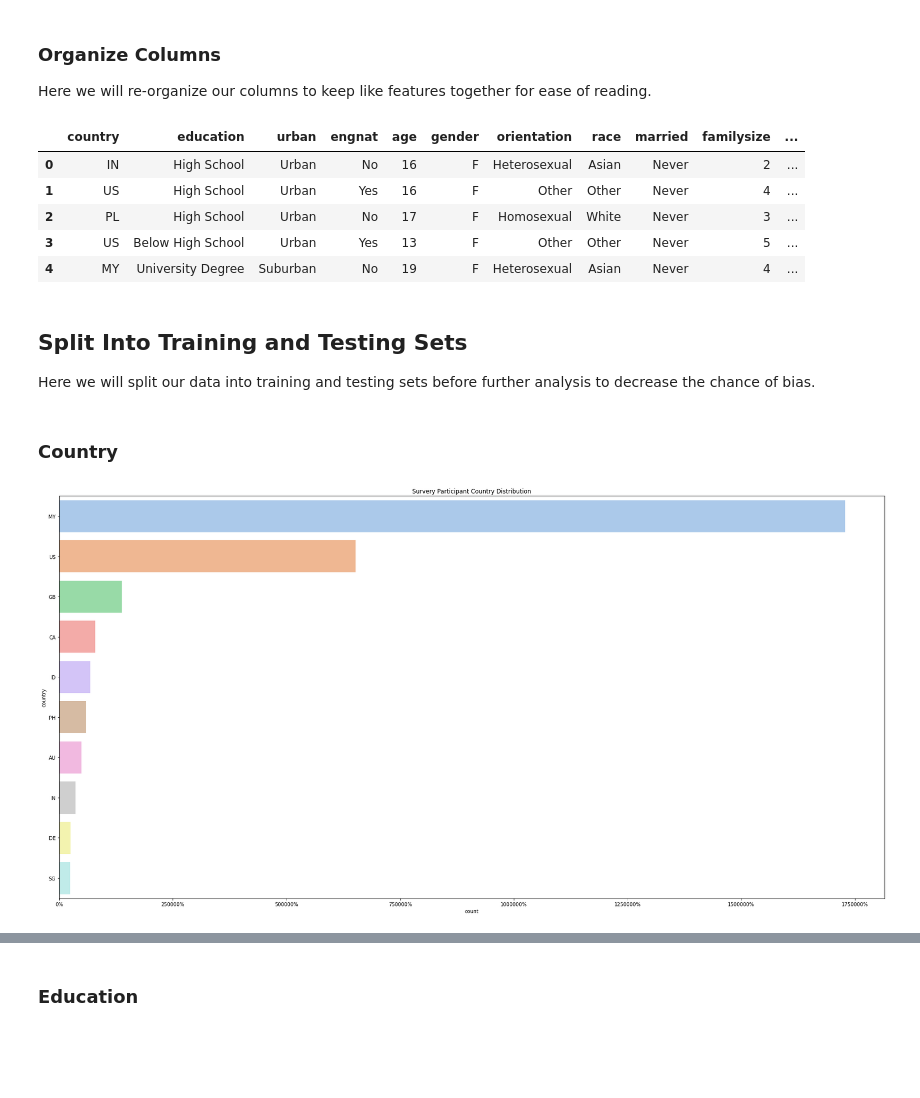
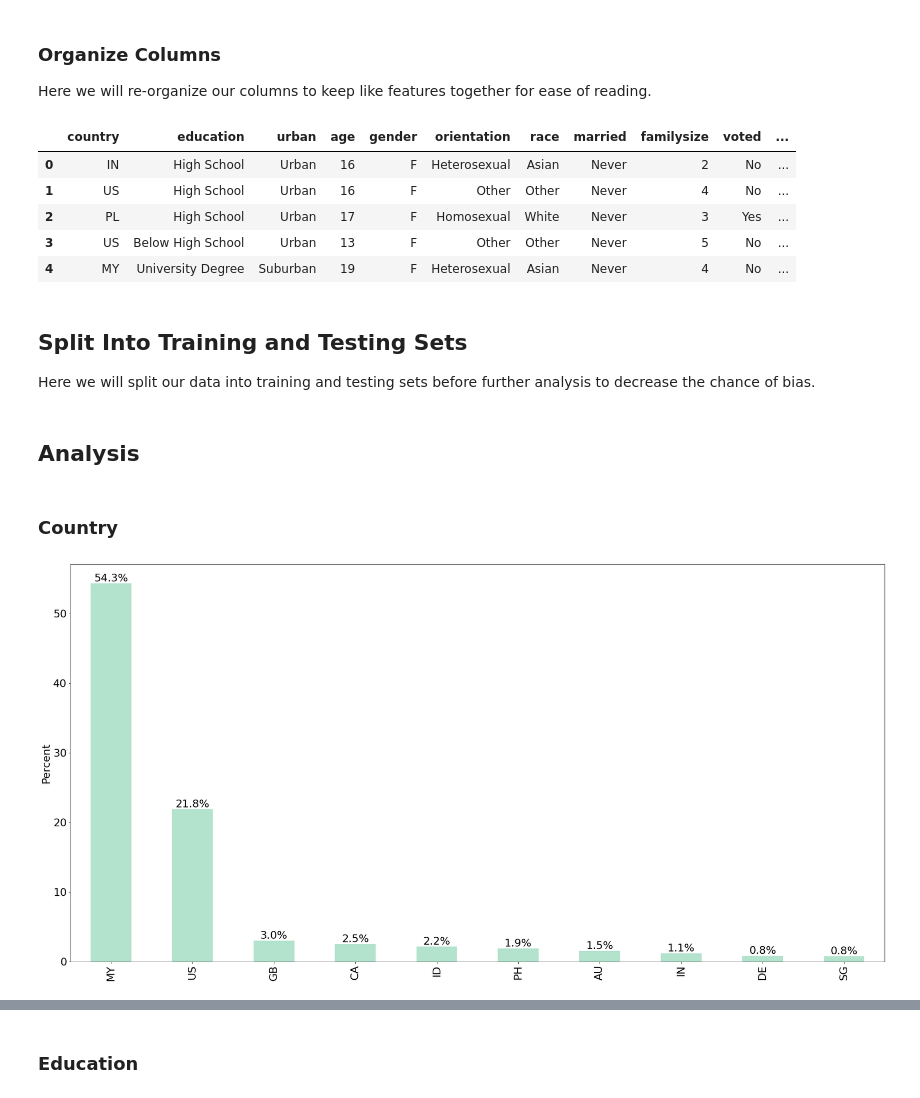
Before and after one commit to freyjagarner/D214, a Jupyter notebook: Untitled.ipynb, the cells around one changed output, grey strips where cells are left out. Drawn from its saved outputs; the diff is of its cells as text; code cells hidden in the pictures; blank space fills up the shorter version.

```diff
--- a/Untitled.ipynb
+++ b/Untitled.ipynb
@@ -766,7 +773,7 @@ data.loc[data.country == 'NONE', 'country'] = np.random.choice(data.country.valu
 
 Here we will re-organize our columns to keep like features together for ease of reading.
 # %%
-data = data[['country', 'education', 'urban', 'engnat', 'age', 'gender', 'orientation',
+data = data[['country', 'education', 'urban', 'age', 'gender', 'orientation',
              'race', 'married', 'familysize', 'voted', 'hand', 'major', 'religion',
              'dep_time', 'anx_time', 'str_time', 'anx_cat', 'str_cat',
              'extraversion', 'agreeableness', 'conscientiousness', 'stability',
@@ -774,12 +781,12 @@ data = data[['country', 'education', 'urban', 'engnat', 'age', 'gender', 'orient
 # %%
 data.head()
 # %% [output]
-|  | country | education | urban | engnat | age | gender | orientation | race | married | familysize | ... |
-| 0 | IN | High School | Urban | No | 16 | F | Heterosexual | Asian | Never | 2 | ... |
-| 1 | US | High School | Urban | Yes | 16 | F | Other | Other | Never | 4 | ... |
-| 2 | PL | High School | Urban | No | 17 | F | Homosexual | White | Never | 3 | ... |
-| 3 | US | Below High School | Urban | Yes | 13 | F | Other | Other | Never | 5 | ... |
-| 4 | MY | University Degree | Suburban | No | 19 | F | Heterosexual | Asian | Never | 4 | ... |
+|  | country | education | urban | age | gender | orientation | race | married | familysize | voted | ... |
+| 0 | IN | High School | Urban | 16 | F | Heterosexual | Asian | Never | 2 | No | ... |
+| 1 | US | High School | Urban | 16 | F | Other | Other | Never | 4 | No | ... |
+| 2 | PL | High School | Urban | 17 | F | Homosexual | White | Never | 3 | Yes | ... |
+| 3 | US | Below High School | Urban | 13 | F | Other | Other | Never | 5 | No | ... |
+| 4 | MY | University Degree | Suburban | 19 | F | Heterosexual | Asian | Never | 4 | No | ... |
 # %% [markdown]
 ## Split Into Training and Testing Sets
 
@@ -789,18 +796,19 @@ from sklearn.model_selection import train_test_split
 
 # split data into train/test sets
 train, test = train_test_split(data, test_size=0.2, random_state=42)
+# %% [markdown]
+## Analysis
 # %% [markdown]
 ### Country
 # %%
-# set the color palette for graph
+# set the color palette for seaborn graphs
 sns.set_palette('pastel')
-import matplotlib.ticker as mtick
 
-# make a bar graph with a normalized y axis of percent of students per country
+plt.rcParams.update({'font.size': 22})
 plt.figure(figsize=(30, 15))
-plt.title('Survery Participant Country Distribution')
-ax = sns.countplot(y=train.country, order=train.country.value_counts(normalize=True).iloc[:10].index)
-ax.xaxis.set_major_formatter(mtick.PercentFormatter(xmax=1, decimals=None, symbol='%', is_latex=False))
+ax = (pd.Series(train.country).value_counts(normalize=True, ascending=False)[0:10] * 100).plot.bar(cmap=plt.get_cmap('Pastel2'))
+ax.bar_label(ax.containers[0], label_type='edge', fmt='%.1f%%')
+ax.set(ylabel='Percent')
 plt.show()
 # %% [output]
-[figure, old version]
+[figure, new version]
```
Also changed, not shown: parts of 41 cells of this notebook.
